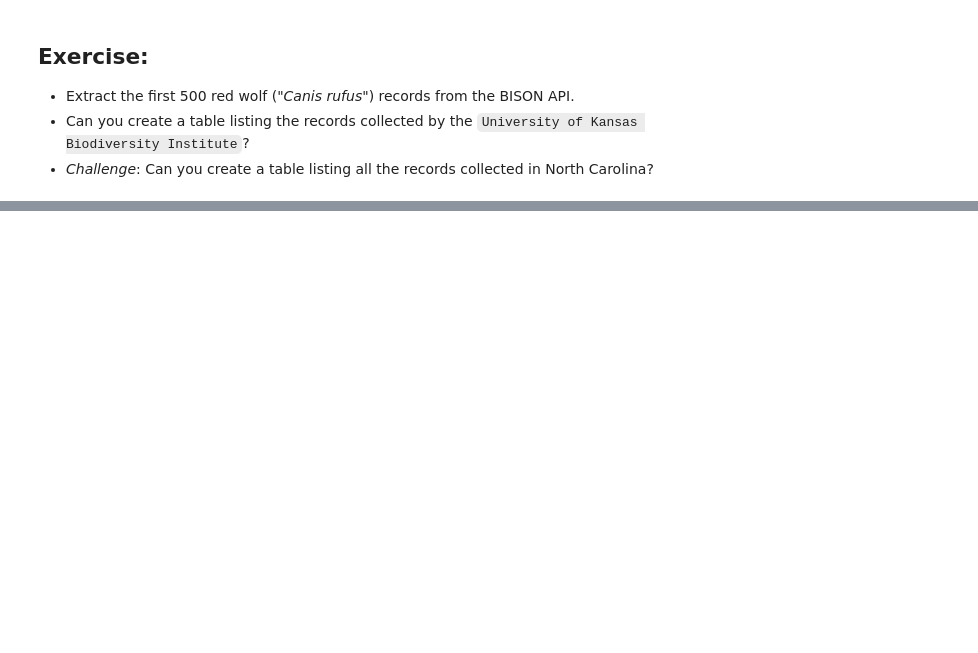
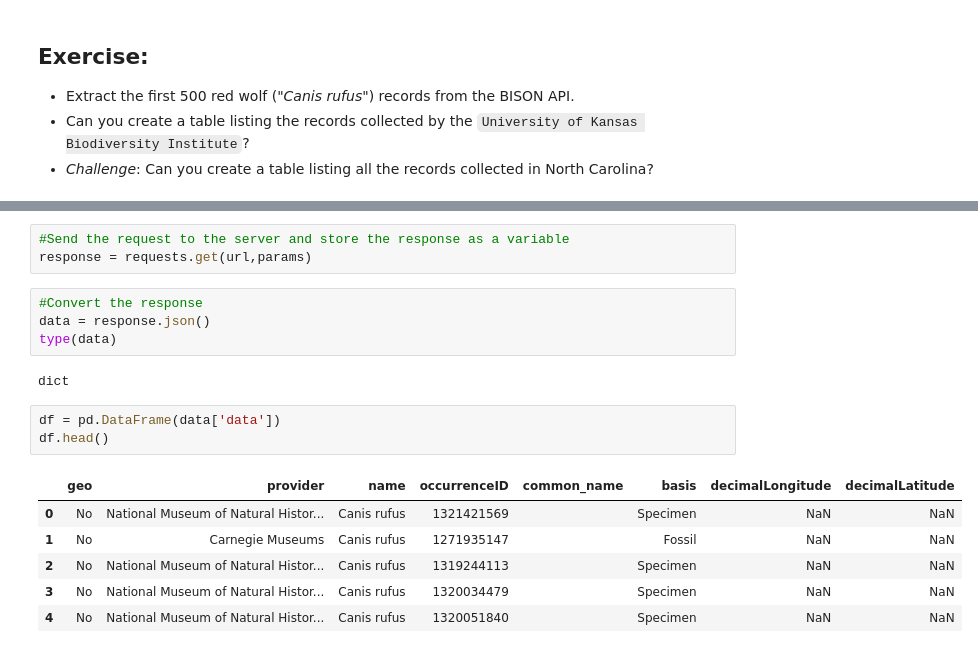
Before and after one commit to rml41/UsingAPIs, a Jupyter notebook: 2a-Exploring-the-BISON-API.ipynb, the cells around one changed output, grey strips where cells are left out. Drawn from its saved outputs; the diff is of its cells as text; blank space fills up the shorter version.

```diff
--- a/2a-Exploring-the-BISON-API.ipynb
+++ b/2a-Exploring-the-BISON-API.ipynb
@@ -109,0 +223,19 @@ df.dtypes
+# %%
+#Send the request to the server and store the response as a variable
+response = requests.get(url,params)
+# %%
+#Convert the response
+data = response.json()
+type(data)
+# %% [output]
+dict
+# %%
+df = pd.DataFrame(data['data'])
+df.head()
+# %% [output]
+|  | geo | provider | name | occurrenceID | common_name | basis | decimalLongitude | decimalLatitude |
+| 0 | No | National Museum of Natural Histor... | Canis rufus | 1321421569 |  | Specimen | NaN | NaN |
+| 1 | No | Carnegie Museums | Canis rufus | 1271935147 |  | Fossil | NaN | NaN |
+| 2 | No | National Museum of Natural Histor... | Canis rufus | 1319244113 |  | Specimen | NaN | NaN |
+| 3 | No | National Museum of Natural Histor... | Canis rufus | 1320034479 |  | Specimen | NaN | NaN |
+| 4 | No | National Museum of Natural Histor... | Canis rufus | 1320051840 |  | Specimen | NaN | NaN |
```
Also changed, not shown: parts of 15 cells of this notebook, 2 other files.
